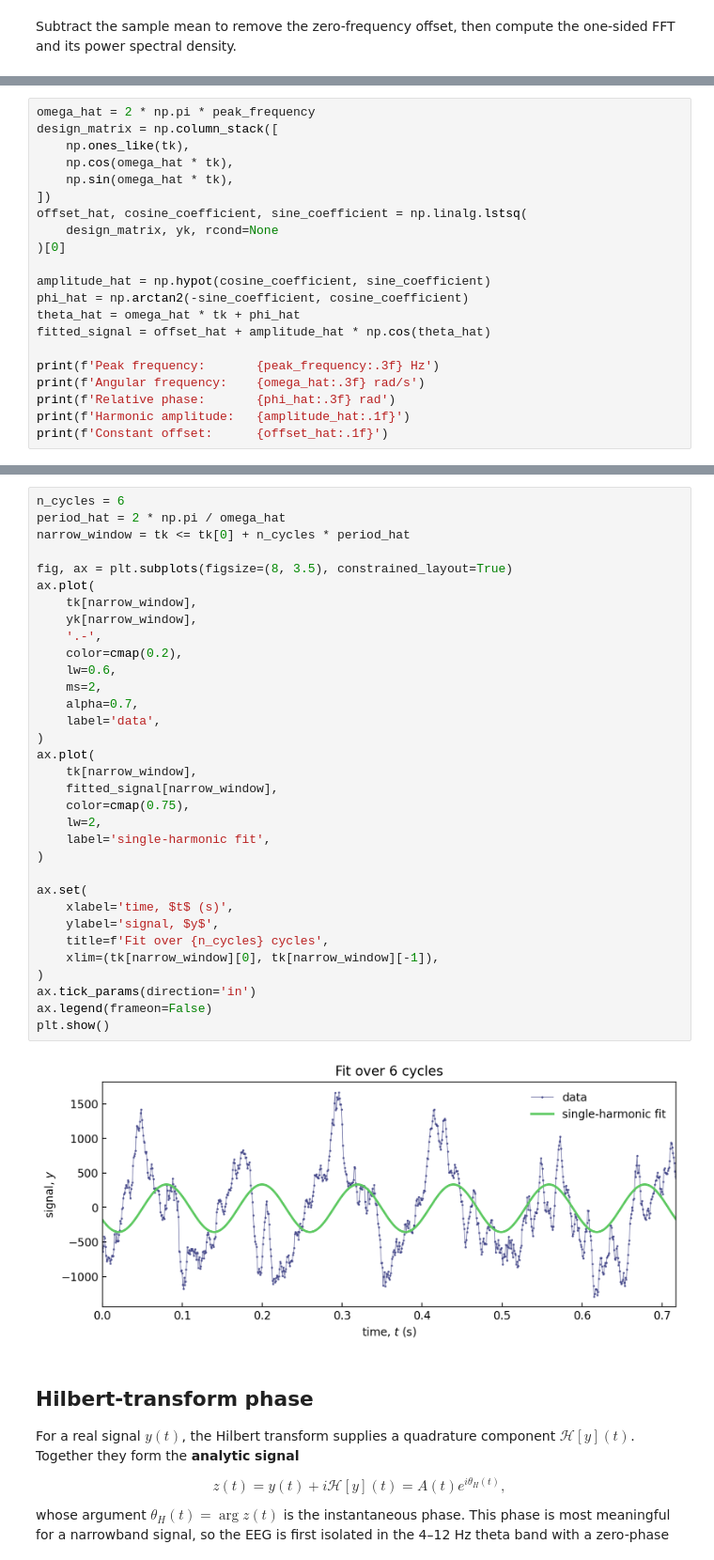
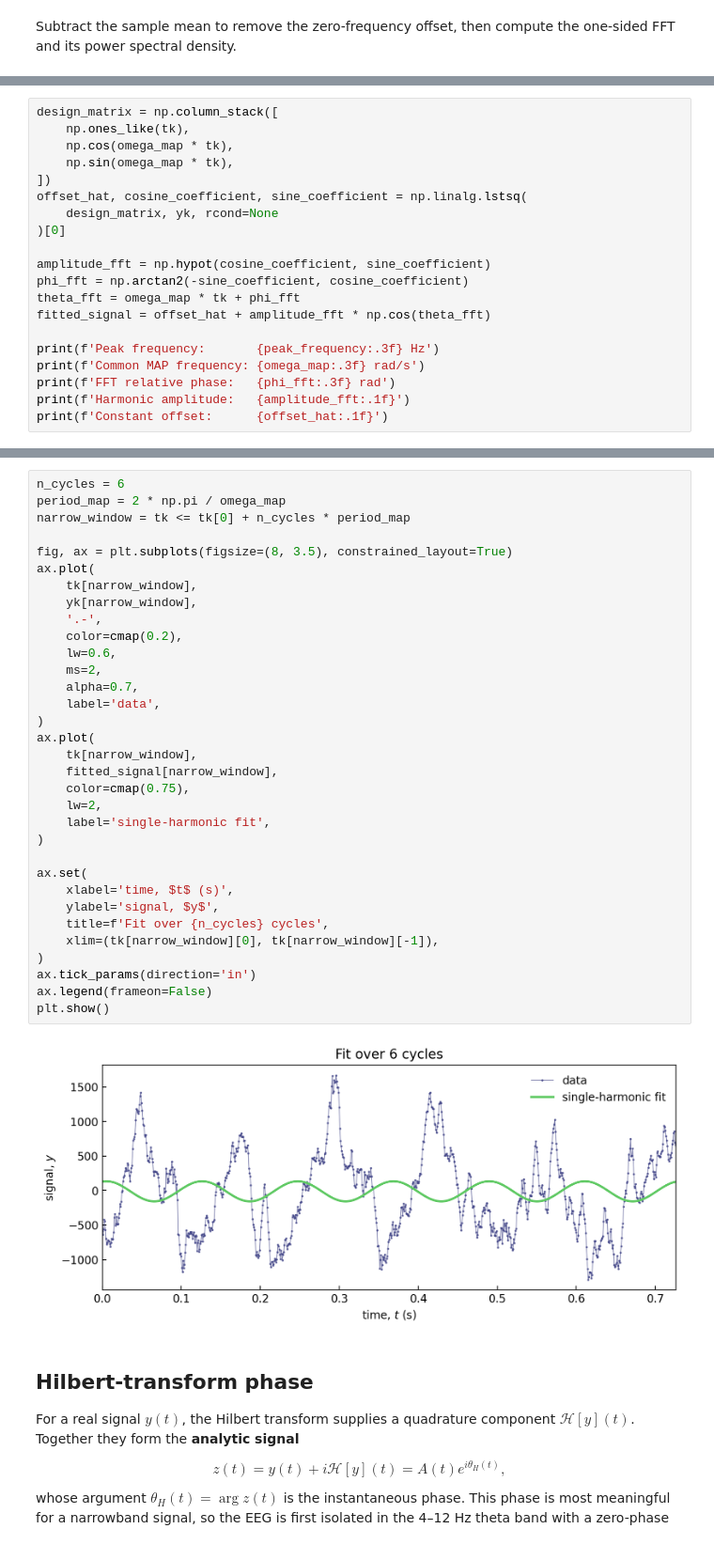
Before and after one commit to bishopgroup/phase-bayes, a Jupyter notebook: MethodComparisons/FFT.ipynb, the cells around one changed output, grey strips where cells are left out. Shown at 94% size. Saved outputs shown, nothing was run; the diff lists cells and outputs as text.

Commit message:
Compare FFT Hilbert and Bayesian phases

```diff
--- a/MethodComparisons/FFT.ipynb
+++ b/MethodComparisons/FFT.ipynb
@@ -153,23 +173,22 @@ by linear least squares in the equivalent basis $c+a\cos(\hat\omega t)+b\sin(\ha
 # %%
-omega_hat = 2 * np.pi * peak_frequency
 design_matrix = np.column_stack([
     np.ones_like(tk),
-    np.cos(omega_hat * tk),
-    np.sin(omega_hat * tk),
+    np.cos(omega_map * tk),
+    np.sin(omega_map * tk),
 ])
 offset_hat, cosine_coefficient, sine_coefficient = np.linalg.lstsq(
     design_matrix, yk, rcond=None
 )[0]
 
-amplitude_hat = np.hypot(cosine_coefficient, sine_coefficient)
-phi_hat = np.arctan2(-sine_coefficient, cosine_coefficient)
-theta_hat = omega_hat * tk + phi_hat
-fitted_signal = offset_hat + amplitude_hat * np.cos(theta_hat)
+amplitude_fft = np.hypot(cosine_coefficient, sine_coefficient)
+phi_fft = np.arctan2(-sine_coefficient, cosine_coefficient)
+theta_fft = omega_map * tk + phi_fft
+fitted_signal = offset_hat + amplitude_fft * np.cos(theta_fft)
 
 print(f'Peak frequency:       {peak_frequency:.3f} Hz')
-print(f'Angular frequency:    {omega_hat:.3f} rad/s')
-print(f'Relative phase:       {phi_hat:.3f} rad')
-print(f'Harmonic amplitude:   {amplitude_hat:.1f}')
+print(f'Common MAP frequency: {omega_map:.3f} rad/s')
+print(f'FFT relative phase:   {phi_fft:.3f} rad')
+print(f'Harmonic amplitude:   {amplitude_fft:.1f}')
 print(f'Constant offset:      {offset_hat:.1f}')
 # %% [output]
 Peak frequency:       8.359 Hz
@@ -196,38 +215,38 @@ plt.show()
 # %%
 n_cycles = 6
-period_hat = 2 * np.pi / omega_hat
-narrow_window = tk <= tk[0] + n_cycles * period_hat
+period_map = 2 * np.pi / omega_map
+narrow_window = tk <= tk[0] + n_cycles * period_map
 
 fig, ax = plt.subplots(figsize=(8, 3.5), constrained_layout=True)
 ax.plot(
     tk[narrow_window],
     yk[narrow_window],
     '.-',
     color=cmap(0.2),
     lw=0.6,
     ms=2,
     alpha=0.7,
     label='data',
 )
 ax.plot(
     tk[narrow_window],
     fitted_signal[narrow_window],
     color=cmap(0.75),
     lw=2,
     label='single-harmonic fit',
 )
 
 ax.set(
     xlabel='time, $t$ (s)',
     ylabel='signal, $y$',
     title=f'Fit over {n_cycles} cycles',
     xlim=(tk[narrow_window][0], tk[narrow_window][-1]),
 )
 ax.tick_params(direction='in')
 ax.legend(frameon=False)
 plt.show()
 # %% [output]
-[figure, old version]
+[figure, new version]
 # %% [markdown]
 ## Hilbert-transform phase
 
```
Also changed, not shown: parts of 10 cells of this notebook.
